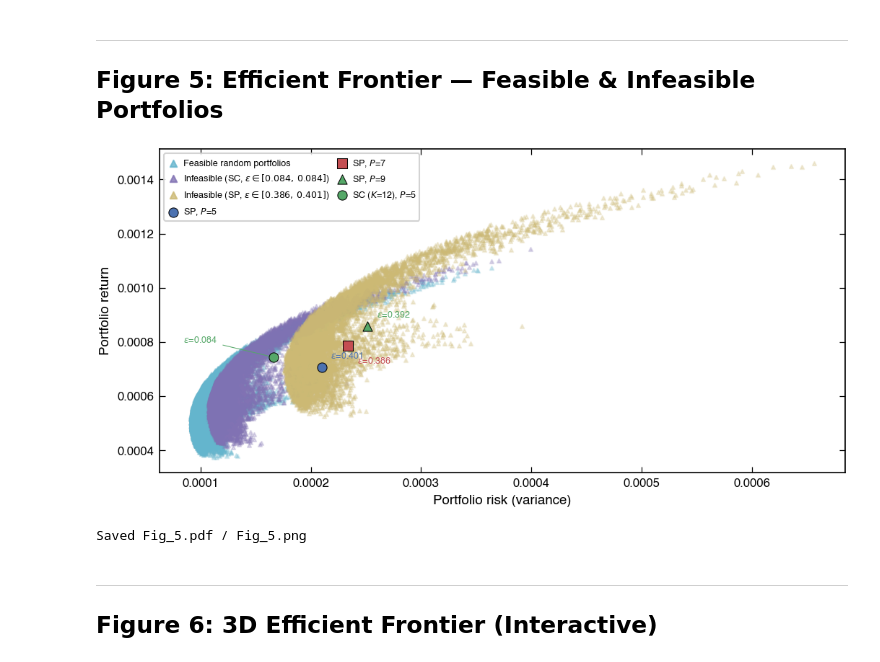
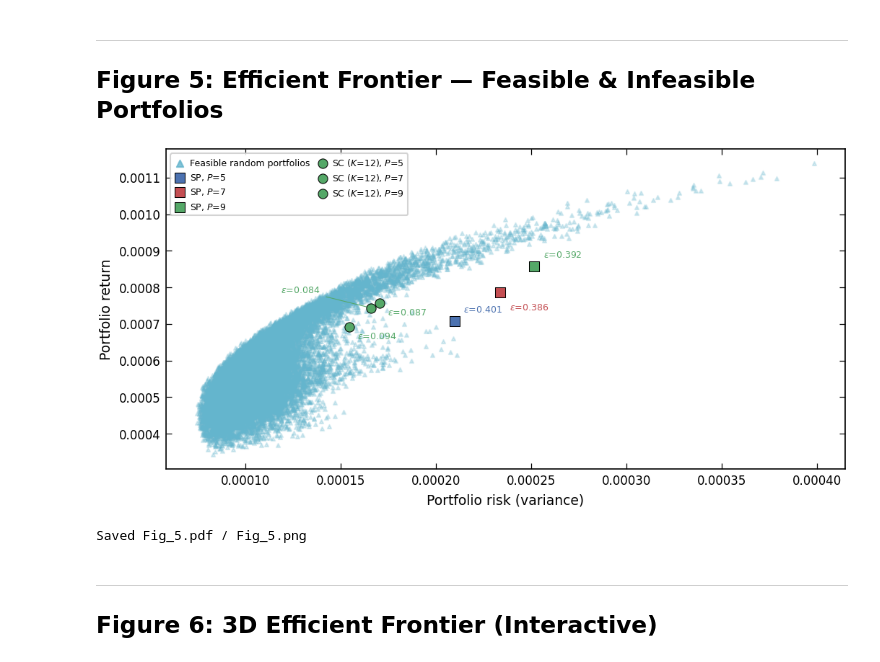
Before and after one commit to AndewNN/Quantum_Computing, a Jupyter notebook: CUDA/plot_publication.ipynb, the cells around one changed output. Drawn from its saved outputs; the diff is of its cells as text; code cells hidden in the pictures.

```diff
--- a/CUDA/plot_publication.ipynb
+++ b/CUDA/plot_publication.ipynb
@@ -154,7 +158,7 @@ plot_layers     = [5, 7, 9]
 plot_asset      = 5
 loss_plot_lambda = 0.0005
 loss_plot_q     = 1.5
-loss_plot_mixers = ['X', 'Preserving12']
+loss_plot_mixers = ['Preserving12']
 
 lamb_plateau = 0.0005
 q_plateau    = 1.5
@@ -173,7 +177,7 @@ ef_exp_idx      = 2
 ef_boost_X      = 5000
 ef_boost_P      = 10500
 ef_layers_X     = [5, 7, 9]
-ef_layers_P     = [5]
+ef_layers_P     = [5, 7, 9]
 ef_K            = 12          # Preserving mixer bases
 ef_n_feasible   = 15000
 ef_n_infeasible = 7500
@@ -405,7 +410,7 @@ Random portfolios: 15000 feasible, 7500 infeasible-SC, 7500 infeasible-X
 from matplotlib.colors import Normalize
 from matplotlib.cm import ScalarMappable
 
-fig, axes = plt.subplots(1, 2, figsize=(FIG_DOUBLE, 3.0))
+fig, axes = plt.subplots(2, 1, figsize=(FIG_DOUBLE*0.8, 5.0))
 
 # ---- (a) Budget Violations vs Lambda ----
 ax = axes[0]
@@ -448,9 +453,9 @@ if data_approx is not None:
     ax.set_ylim(bottom=0)
 
 ax.set_xlabel(r'$\lambda$')
-ax.set_ylabel('Mean violations')
+ax.set_ylabel('Budget violation')
 ax.set_title('(a)', loc='left')
-ax.legend(fontsize=6.5, loc='upper right', ncol=2,
+ax.legend(fontsize=6, ncol=2,
           handlelength=1.2, columnspacing=0.8)
 
 # ---- (b) Barren Plateau: Variance vs Qubits ----
@@ -483,12 +488,13 @@ else:
             fontsize=9, color='grey')
 
 ax.set_xlabel('Number of qubits')
-ax.set_ylabel(r'$\mathrm{Var}[\langle H \rangle]$')
+ax.set_ylabel(r'$\underset{\boldsymbol{\beta}, \boldsymbol{\gamma}}{\mathrm{Var}}[\langle Z_2Z_3 \rangle]$')
 ax.set_title('(b)', loc='left')
 
 fig.tight_layout(w_pad=3.0)
-fig.savefig('Fig_1.pdf')
-fig.savefig('Fig_1.png', dpi=600)
+# fig.savefig('Fig_1.pdf')
+# fig.savefig('Fig_1.png', dpi=600)
 plt.show()
-print('Saved Fig_1.pdf / Fig_1.png')
+# print('Saved Fig_1.pdf / Fig_1.png')
+# print(data_plateau["lambda"])
 # %% [output]
@@ -674,6 +752,20 @@ Saved Fig_4.pdf / Fig_4.png
 # Figure 5: Efficient Frontier
 # ============================================================
 fig, ax = plt.subplots(figsize=(FIG_DOUBLE, FIG_DOUBLE * 0.5))
+
+# ---- Infeasible scatter: X mixer eps range ----
+# ax.scatter(ef_cov_inf_X, ef_ret_inf_X,
+#            s=6, alpha=0.25, color=COLORS['gold'], marker='^',
+#            rasterized=True, zorder=1)
+# ax.scatter([], [], s=20, alpha=0.8, color=COLORS['gold'], marker='^',
+#            label=f'Infeasible (SP, $\\varepsilon \\in [{eps_min_X:.3f},\\, {eps_max_X:.3f}]$)')
+
+# ---- Infeasible scatter: SC mixer eps range ----
+# ax.scatter(ef_cov_inf_P, ef_ret_inf_P,
+#            s=6, alpha=0.25, color=COLORS['purple'], marker='^',
+#            rasterized=True, zorder=1)
+# ax.scatter([], [], s=20, alpha=0.8, color=COLORS['purple'], marker='^',
+#            label=f'Infeasible (SC, $\\varepsilon \\in [{eps_min_P:.3f},\\, {eps_max_P:.3f}]$)')
 
 # ---- Background scatter: feasible portfolios ----
 ax.scatter(ef_cov_feas, ef_ret_feas,
@@ -681,20 +773,6 @@ ax.scatter(ef_cov_feas, ef_ret_feas,
            rasterized=True, zorder=1)
 ax.scatter([], [], s=20, alpha=0.8, color=COLORS['teal'], marker='^',
            label='Feasible random portfolios')
-
-# ---- Infeasible scatter: SC mixer eps range ----
-ax.scatter(ef_cov_inf_P, ef_ret_inf_P,
-           s=6, alpha=0.25, color=COLORS['purple'], marker='^',
-           rasterized=True, zorder=1)
-ax.scatter([], [], s=20, alpha=0.8, color=COLORS['purple'], marker='^',
-           label=f'Infeasible (SC, $\\varepsilon \\in [{eps_min_P:.3f},\\, {eps_max_P:.3f}]$)')
-
-# ---- Infeasible scatter: X mixer eps range ----
-ax.scatter(ef_cov_inf_X, ef_ret_inf_X,
-           s=6, alpha=0.25, color=COLORS['gold'], marker='^',
-           rasterized=True, zorder=1)
-ax.scatter([], [], s=20, alpha=0.8, color=COLORS['gold'], marker='^',
-           label=f'Infeasible (SP, $\\varepsilon \\in [{eps_min_X:.3f},\\, {eps_max_X:.3f}]$)')
 
 # # ---- Efficient frontier bounds ----
 # if len(ef_upper) > 0:
@@ -717,35 +795,36 @@ annot_offsets = {
 for risk, ret_val, mode, layer, violation in points_optim:
     if mode == 'X':
         c = LAYER_COLORS[layer]
         lbl = f'SP, $P$={layer}'
     else:
         c = COLORS['green']
         lbl = f'SC ($K$={ef_K}), $P$={layer}'
-    m = LAYER_MARKERS.get(layer, 'D')
+    # m = LAYER_MARKERS.get(layer, 'D')
+    m = MIXER_MARKERS.get(mode, 'D')
     ax.scatter(risk, ret_val, color=c, s=40, marker=m, zorder=5,
                edgecolors='black', linewidths=0.5, label=lbl)
     ofs = annot_offsets.get((mode, layer), (5, -8))
     ax.annotate(f'$\\varepsilon$={violation:.3f}',
                 xy=(risk, ret_val),
                 xytext=ofs, textcoords='offset points',
                 fontsize=6, color=c,
                 arrowprops=dict(arrowstyle='-', color=c, lw=0.5) if abs(ofs[0]) > 20 else None)
 
 # ---- Axes ----
 ax.set_xlabel('Portfolio risk (variance)')
 ax.set_ylabel('Portfolio return')
 
 ax.legend(fontsize=6, loc='upper left', ncol=2,
           handlelength=1.2, columnspacing=0.8,
           framealpha=0.85)
 
 fig.tight_layout()
 fig.savefig('Fig_5.pdf')
 fig.savefig('Fig_5.png', dpi=600)
 plt.show()
 print('Saved Fig_5.pdf / Fig_5.png')
 # %% [output]
-[figure, old version]
+[figure, new version]
 Saved Fig_5.pdf / Fig_5.png
 # %% [markdown]
 ---
```
Also changed, not shown: parts of 4 cells of this notebook.
